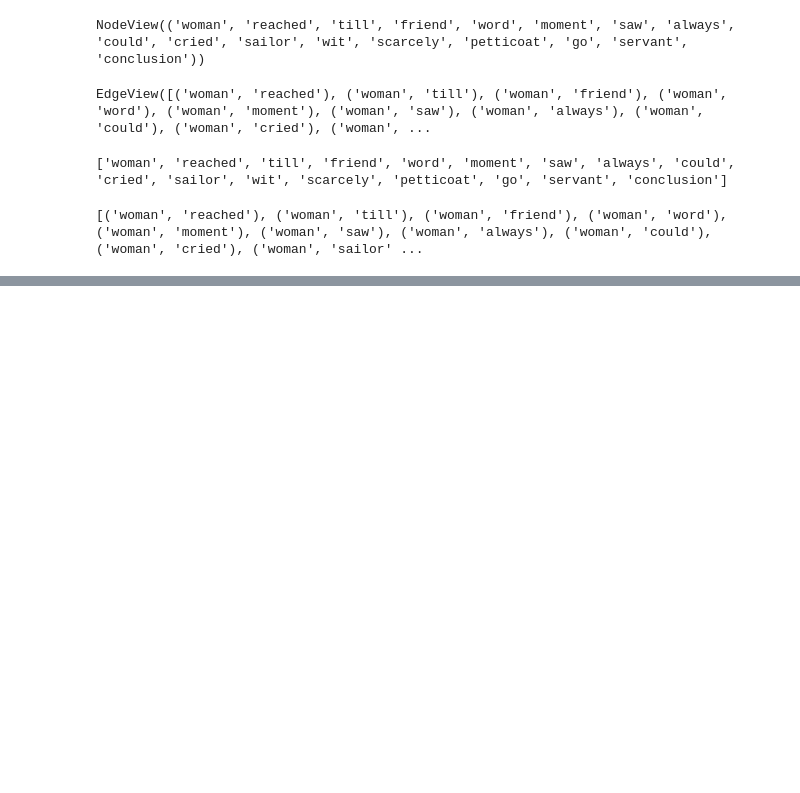
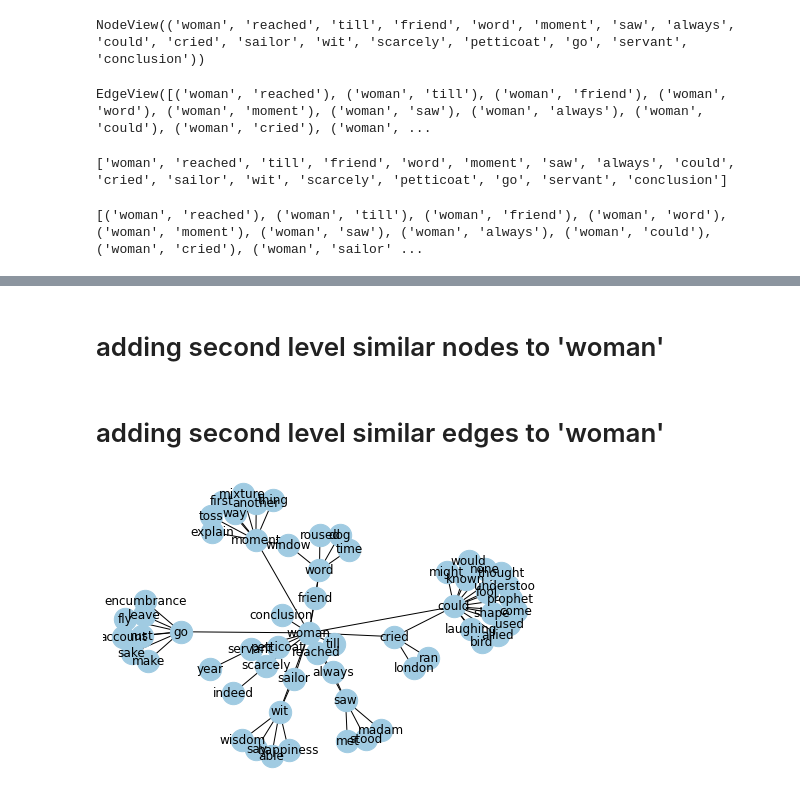
Before and after one commit to gofilipa/qt, a Jupyter notebook: qt_writings/one/orlando/exploring_networkx.ipynb, the cells around one changed output, grey strips where cells are left out. Drawn from its saved outputs; the diff is of its cells as text; code cells hidden in the pictures; blank space fills up the shorter version.

```diff
--- a/qt_writings/one/orlando/exploring_networkx.ipynb
+++ b/qt_writings/one/orlando/exploring_networkx.ipynb
@@ -55,0 +54,2 @@ nx.draw(G, with_labels=True, font_weight='bold', node_size=500, node_color="#A0C
+# %% [markdown]
+# adding second level similar nodes to 'woman'
@@ -55,0 +114,31 @@ nx.draw(G, with_labels=True, font_weight='bold', node_size=500, node_color="#A0C
+# %% [markdown]
+# adding second level similar edges to 'woman'
+# %%
+woman_2_dict = {
+    # first level similar words to woman:
+    'woman': ['reached', 'till', 'friend', 'word', 'moment', 'saw', 'always', 'could', 'cried', 'sailor', 'wit', 'scarcely', 'petticoat', 'go', 'servant', 'conclusion'],
+    # second level similar words to woman:
+    'reached': ['till'],
+    'till': ['reached'],
+    'friend': ['word'],
+    'word': ['friend', 'woman', 'time', 'dog', 'window', 'roused'],
+    'moment': ['explain', 'thing', 'another', 'mixture', 'toss', 'way', 'window', 'first'],
+    'saw': ['always', 'met', 'madam', 'stood'],
+    'could': ['might', 'used', 'understood', 'prophet', 'bird', 'thought', 'come', 'shape', 'none', 'would', 'cried', 'allied', 'known', 'laughing', 'fool'],
+    'cried': ['london', 'could', 'ran'],
+    'sailor': ['wit'],
+    'wit': ['able', 'happiness', 'wisdom', 'sailor', 'say'],
+    'scarcely': ['indeed'],
+    'petticoat': ['scarcely'],
+    'go': ['encumbrance', 'account', 'fly', 'leave', 'rust', 'make', 'sake'],
+    'servant': ['year'],
+    'conclusion': []
+}
+# %%
+# create second graph object passing dict of nodes/edges
+g2 = nx.Graph(woman_2_dict)
+# %%
+# draw the graph object
+nx.draw(g2, with_labels=True, node_size=500, node_color="#A0CBE2")
+# %% [output]
+[figure, added]
```
Also changed, not shown: parts of 7 cells of this notebook, 24 other files.
